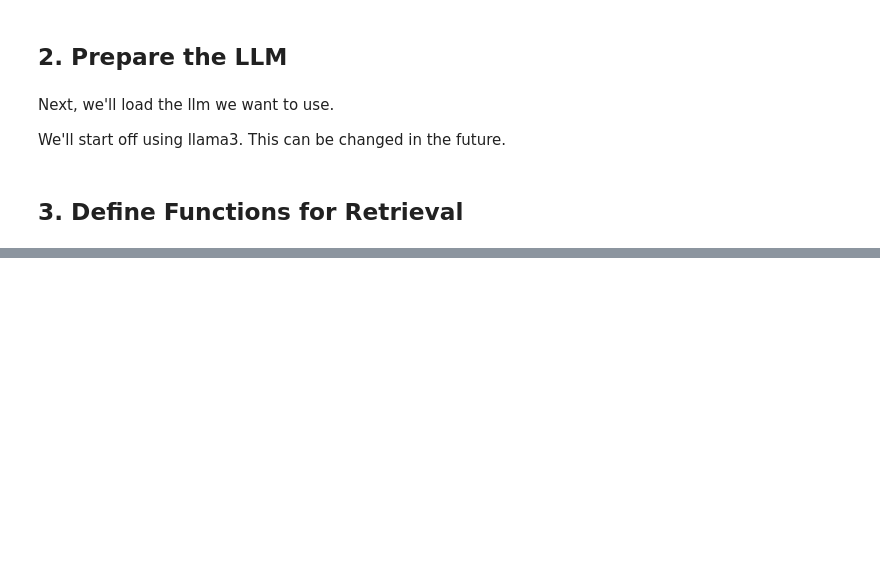
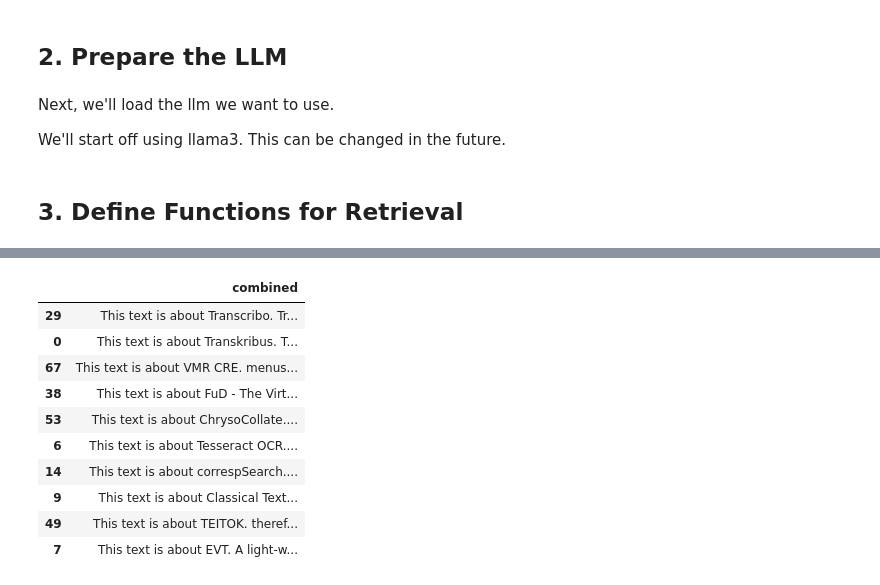
Before and after one commit to andwzn/retrieval-augmented-generation-experiment, a Jupyter notebook: 2_rag_experiment.ipynb, the cells around one changed output, grey strips where cells are left out. Saved outputs shown, nothing was run; the diff lists cells and outputs as text; code cells hidden in the pictures; blank space fills up the shorter version.

```diff
--- a/2_rag_experiment.ipynb
+++ b/2_rag_experiment.ipynb
@@ -522,0 +538,40 @@ ai_msg.content
+# %%
+### YOUR INPUT: Please enter your question and specifications ###
+
+your_query = "I want to start digitizing a collection of manuscripts" # your question
+text_vectorisation_method = "sbert" # the text vectrisation method used for comparison
+n = 10 # number of (potentially) relevant text chunks from the repository provided to the llm
+temperature = 0.25 # Lower temperatures (0.2 - 0.5) make the model's responses more focused.
+                # Higher Temperatures (e.g., 0.7 - 1.0) introduce more randomness.
+
+
+### This code runs the request. You don't need to change anything below this comment. ###
+
+# find relevant chunks
+context = get_similar_chunks(query=your_query, vectorisation=text_vectorisation_method, n=n)
+context["combined"] = "This text is about " + context["brand_name"] + ". " + context["description_clean_chunks"] # add the software name to each chunk
+
+# load system prompt
+sys_path = os.path.join(os.getcwd(), "prompts/sys.txt")
+with open(sys_path, 'r') as file:
+    sys_prompt = file.read()
+sys_prompt = sys_prompt.replace("\n", " ")
+
+messages = [
+    (
+        "system",
+        f"{sys_prompt}"
+    ),
+    ("human", f"Answer this question: {your_query}. Answer in the language used in the question. Here is some software from the Text+ Repository, that might be relevant.: {context["combined"]}. You can ignore software that is not relevant. "),
+]
+ai_msg = llm.invoke(messages, temperature=temperature)
+
+
+from IPython.display import Markdown
+
+formatted_answer = f"""
+### Answer:
+
+{ai_msg.content}
+"""
+display(Markdown(formatted_answer))
@@ -522,0 +583,16 @@ ai_msg.content
+# %%
+# If you want to, you can inspect the information that was provided to the chatbot from the software repository.
+with pd.option_context('display.max_colwidth', None):
+    display(context[["combined"]].head(n))
+# %% [output]
+|  | combined |
+| 29 | This text is about Transcribo. Tr... |
+| 0 | This text is about Transkribus. T... |
+| 67 | This text is about VMR CRE. menus... |
+| 38 | This text is about FuD - The Virt... |
+| 53 | This text is about ChrysoCollate.... |
+| 6 | This text is about Tesseract OCR.... |
+| 14 | This text is about correspSearch.... |
+| 9 | This text is about Classical Text... |
+| 49 | This text is about TEITOK. theref... |
+| 7 | This text is about EVT. A light-w... |
```
Also changed, not shown: parts of 13 cells of this notebook.
